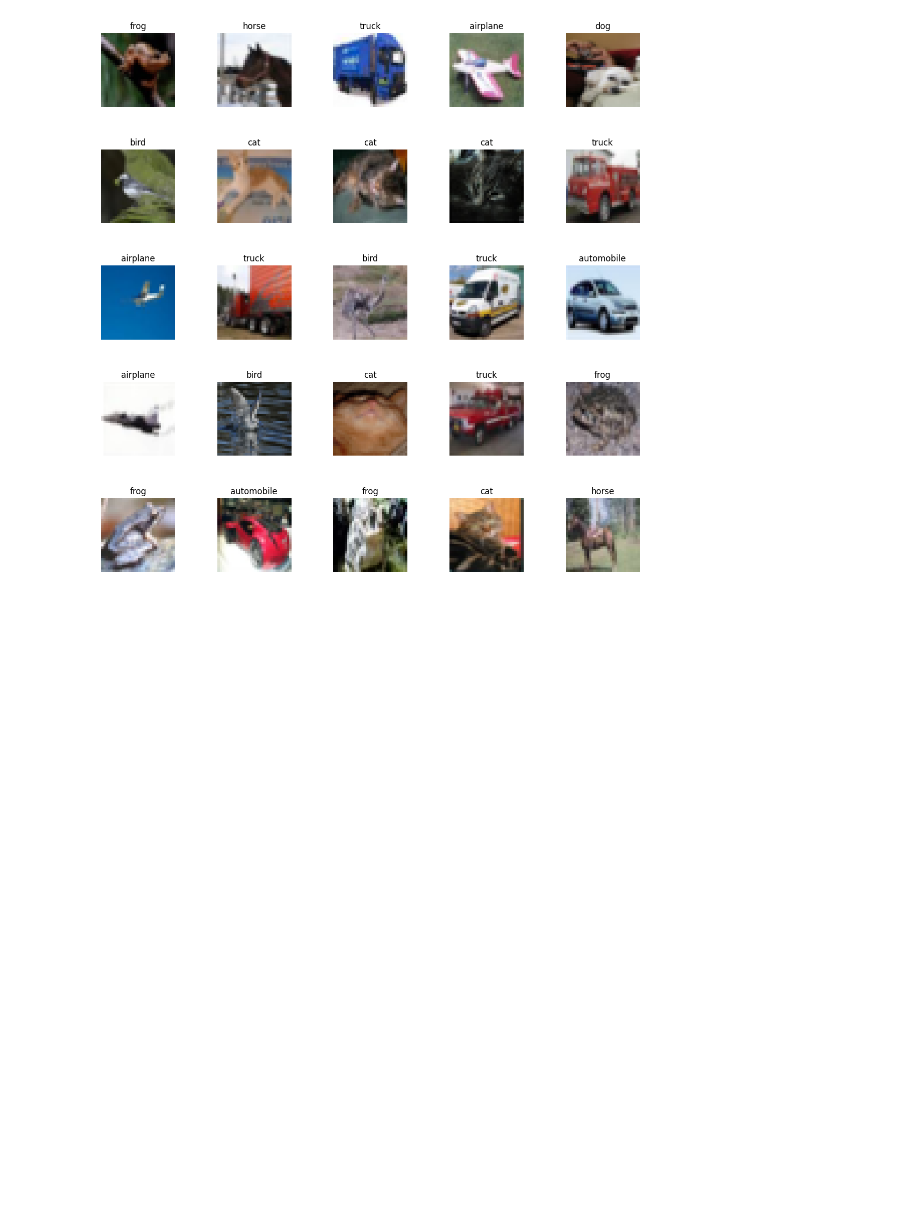
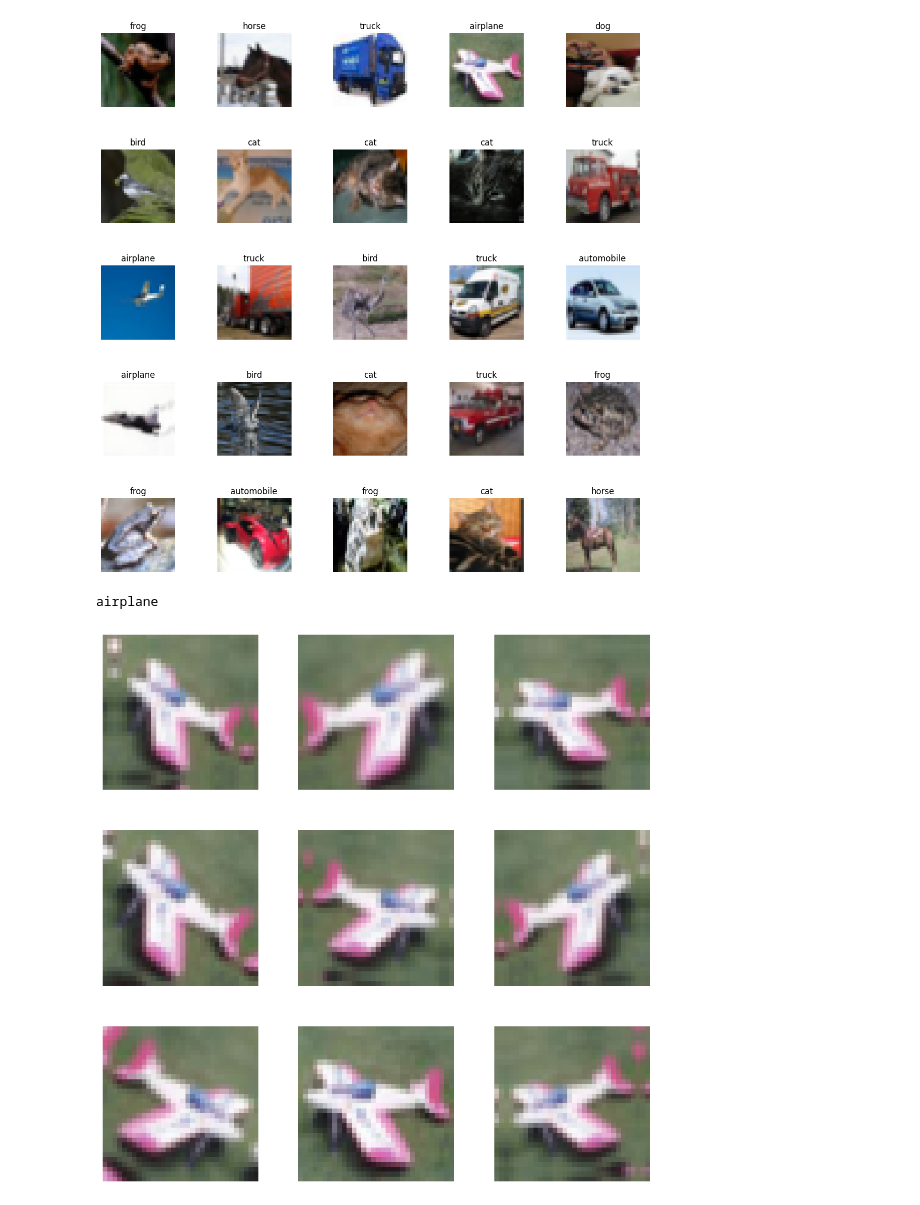
Before and after one commit to kotovskyy/CIFAR10-CNN, a Jupyter notebook: cifar.ipynb, the cells around one changed output. Cells and saved outputs as stored; diff of their text form; code cells hidden in the pictures; blank space fills up the shorter version.

```diff
--- a/cifar.ipynb
+++ b/cifar.ipynb
@@ -65,3 +73,20 @@ y_val = to_categorical(y_val, N_CLASSES)
+# %%
+image_id = 3
+image = x_train[image_id]
+label = np.argmax(y_train[image_id])
+print(LABELS[label])
+fig, axes = plt.subplots(3, 3, figsize=[9, 9])
+fig.tight_layout(pad=1.0)
+axes = axes.ravel()
+for i in range(9):
+    augmented_image = data_augmentation(image)
+    axes[i].imshow(augmented_image)
+    axes[i].axis('off')
+
+plt.show()
+# %% [output]
+airplane
+[figure, added]
 # %%
 model = keras.models.Sequential()
 model.add(layers.Input(shape=(32, 32, 3)))
```
Also changed, not shown: parts of 8 cells of this notebook.
